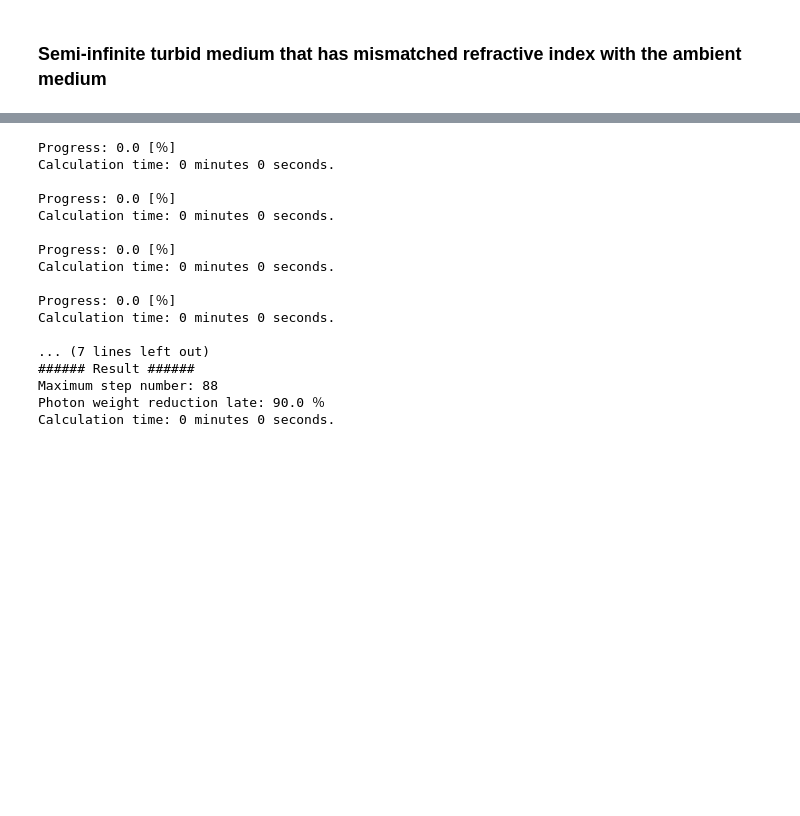
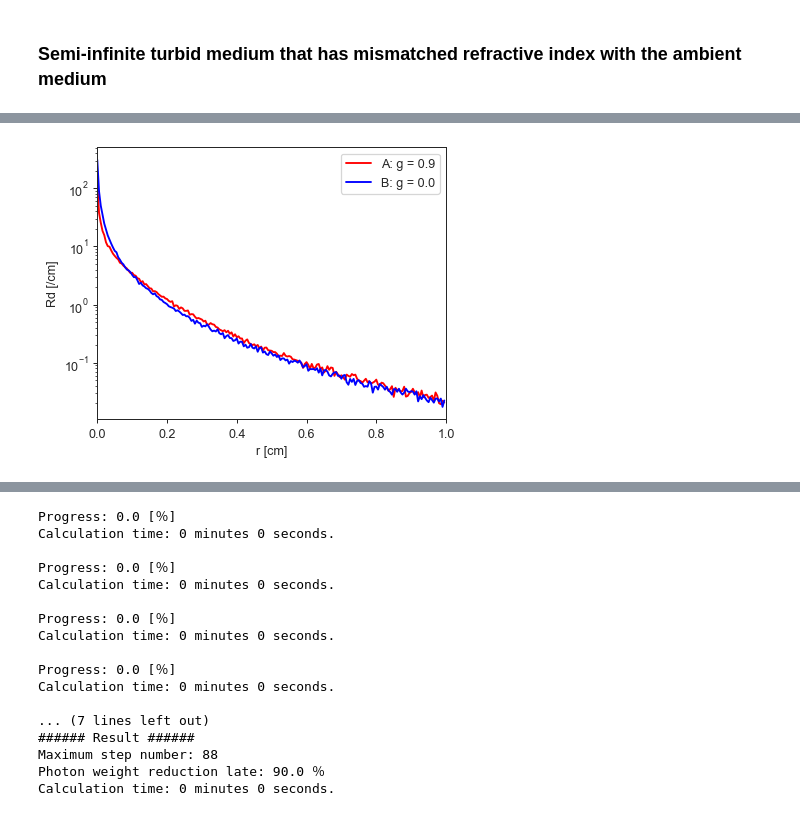
Before and after one commit to Kaname21Miura/pyMonteOpt, a Jupyter notebook: solidModel.ipynb, the cells around one changed output, grey strips where cells are left out. Drawn from its saved outputs; the diff is of its cells as text; code cells hidden in the pictures; blank space fills up the shorter version.

```diff
--- a/solidModel.ipynb
+++ b/solidModel.ipynb
@@ -550,5 +539,0 @@ Trancemittance
-# %%
-print('Refrected')
-da = 0.01*np.pi
-nn = 18
-AngularyResolved(v_result[:,Rd_index],w_result[Rd_index],da,nn)
@@ -562,0 +645,30 @@ plt.show()
+# %%
+def radialDistance(p,w,nn,dr):
+    alpha = np.array([(i)*dr for i in range(nn+1)])
+    da = np.array([2*np.pi*(i+0.5)*dr**2 for i in range(nn+1)])
+    r = np.sqrt(p[0]**2+p[1]**2)
+    Rdr = []
+    for i in range(nn):
+        index = np.where((alpha[i]<r)&(alpha[i+1]>=r))[0]
+        Rdr.append(w_result[index].sum())
+    Rdr = np.array(Rdr)/(da[:-1]*nPh)
+    return alpha[:-1],Rdr
+
+nn = 200
+dr = 0.005
+
+alphaA,RdrA = radialDistance(p_resultA[:,Rd_indexA],w_resultA[Rd_indexA],nn,dr)
+alphaB,RdrB = radialDistance(p_resultB[:,Rd_indexB],w_resultB[Rd_indexB],nn,dr)
+# %%
+
+plt.figure(figsize=(5,4),dpi=90)
+plt.plot(alphaA,RdrA,'-',c = 'red',label = 'A: g = 0.9')
+plt.plot(alphaB,RdrB,'-',c = 'blue',label = "B: g = 0.0")
+plt.yscale('log')
+plt.xlim(0,1)
+plt.legend()
+plt.xlabel('r [cm]')
+plt.ylabel('Rd [/cm]')
+plt.show()
+# %% [output]
+[figure, added]
```
Also changed, not shown: parts of 17 cells of this notebook.
